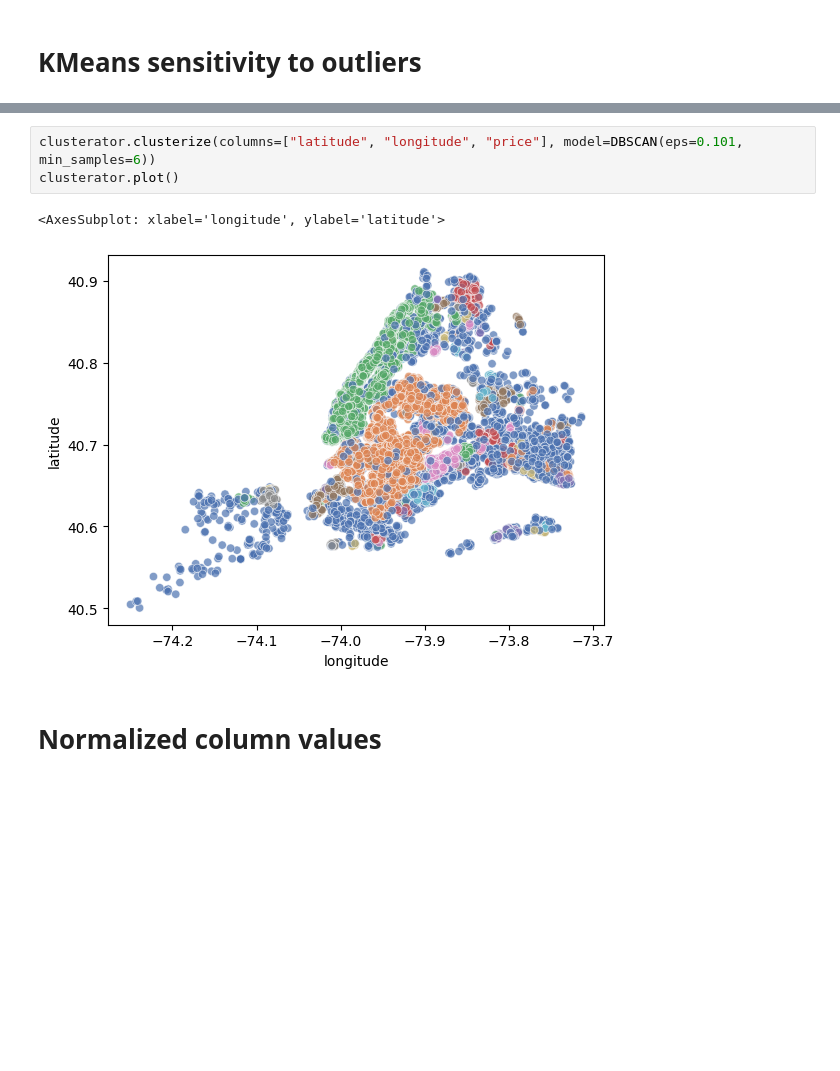
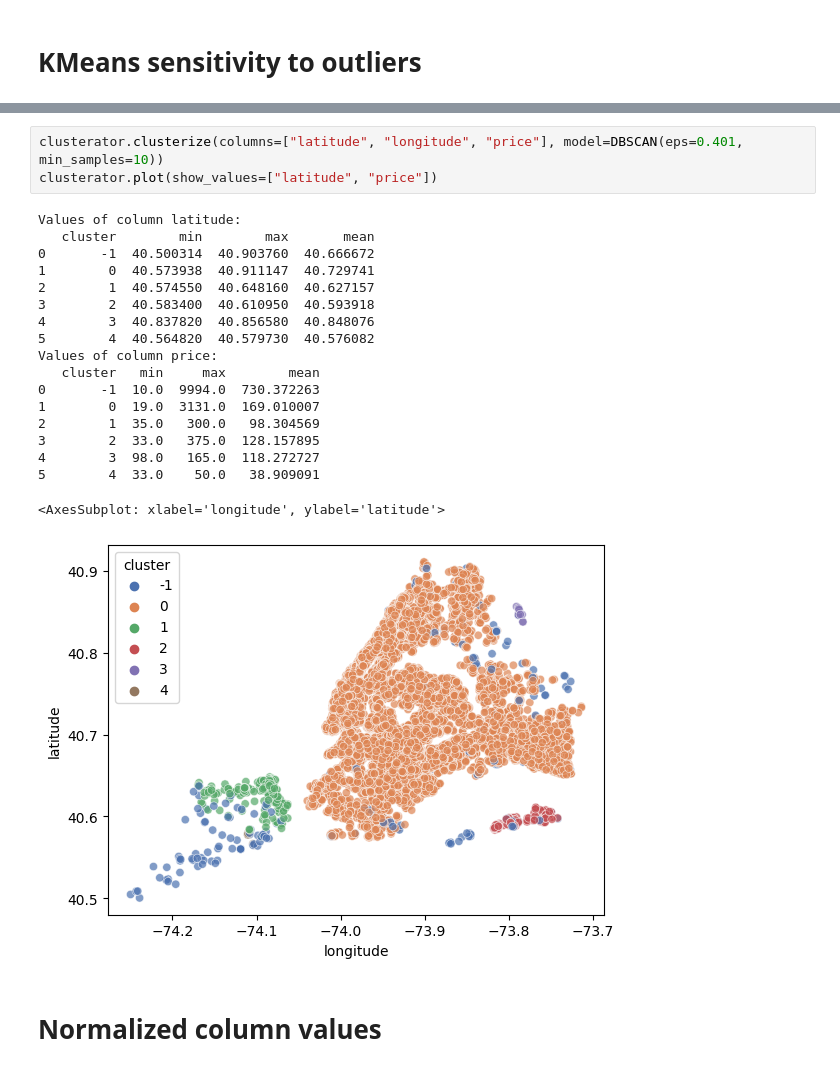
Before and after one commit to Pacholki/ML-2projekcik, a Jupyter notebook: km2/km2.ipynb, the cells around one changed output, grey strips where cells are left out. Drawn from its saved outputs; the diff is of its cells as text; blank space fills up the shorter version.

Commit message:
add log scale and values description

```diff
--- a/km2/km2.ipynb
+++ b/km2/km2.ipynb
@@ -31,9 +52,25 @@ clusterator.plot()
 # %%
-clusterator.clusterize(columns=["latitude", "longitude", "price"], model=DBSCAN(eps=0.101, min_samples=6))
-clusterator.plot()
+clusterator.clusterize(columns=["latitude", "longitude", "price"], model=DBSCAN(eps=0.401, min_samples=10))
+clusterator.plot(show_values=["latitude", "price"])
 # %% [output]
-<AxesSubplot: xlabel='longitude', ylabel='latitude'>
+Values of column latitude:
+   cluster        min        max       mean
+0       -1  40.500314  40.903760  40.666672
+1        0  40.573938  40.911147  40.729741
+2        1  40.574550  40.648160  40.627157
+3        2  40.583400  40.610950  40.593918
+4        3  40.837820  40.856580  40.848076
+5        4  40.564820  40.579730  40.576082
+Values of column price:
+   cluster   min     max        mean
+0       -1  10.0  9994.0  730.372263
+1        0  19.0  3131.0  169.010007
+2        1  35.0   300.0   98.304569
+3        2  33.0   375.0  128.157895
+4        3  98.0   165.0  118.272727
+5        4  33.0    50.0   38.909091
+<AxesSubplot: xlabel='longitude', ylabel='latitude'>
-[figure, old version]
+[figure, new version]
 # %% [markdown]
 # Normalized column values
 # %%
```
Also changed, not shown: parts of 12 cells of this notebook, 2 other files.
